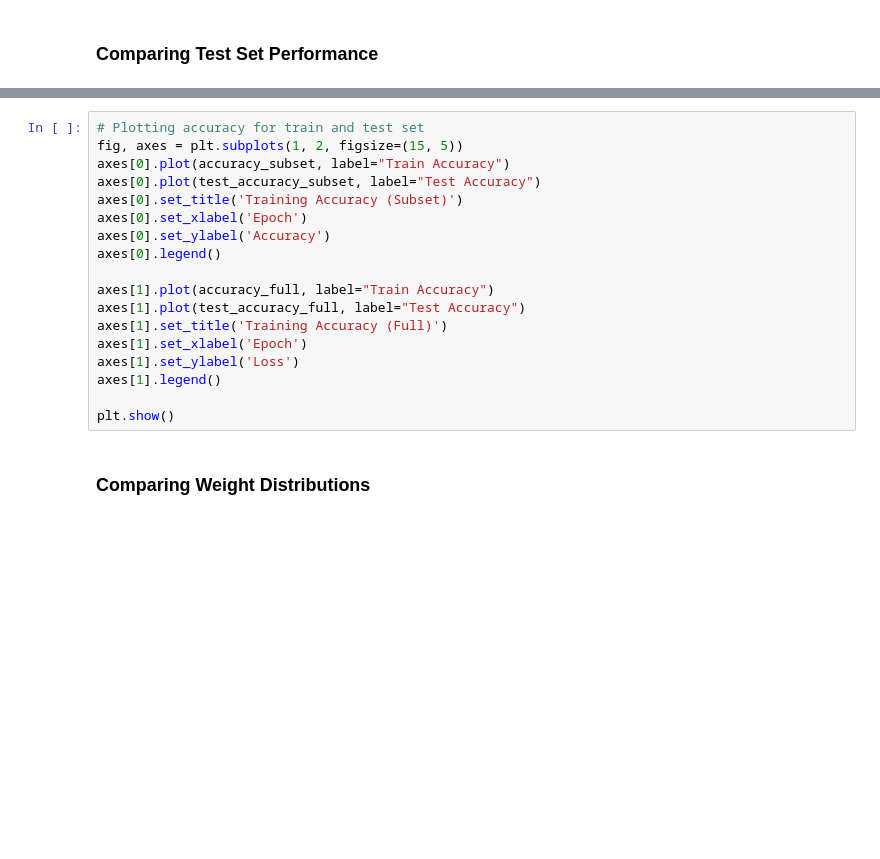
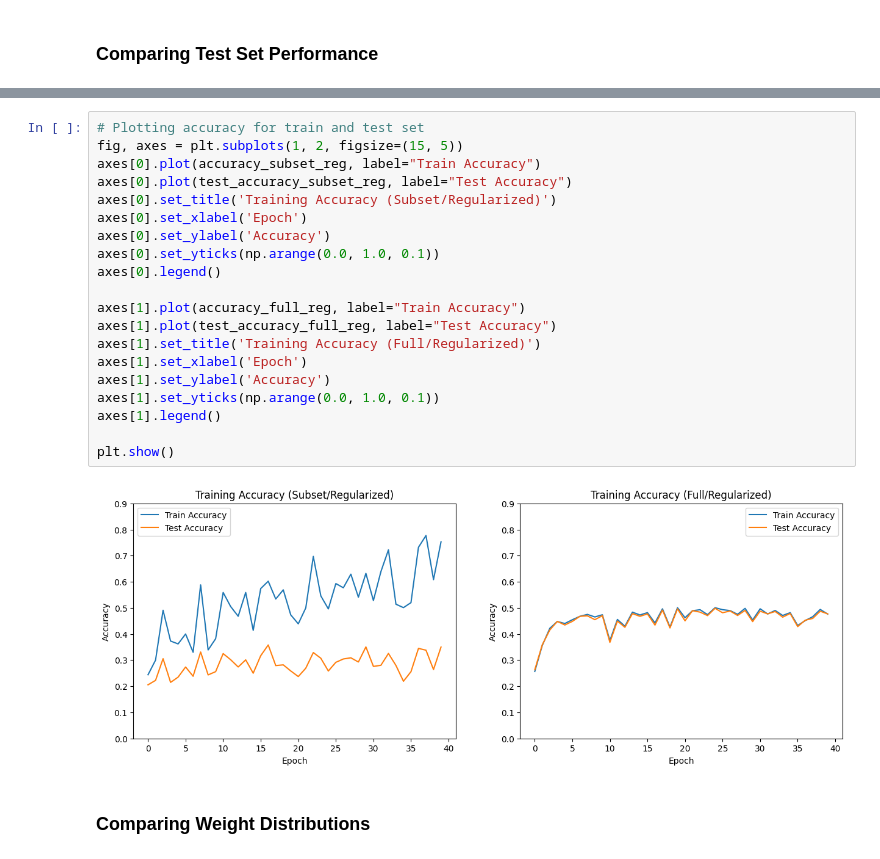
Before and after one commit to munish30monga/gnr_650, a Jupyter notebook: assignment_1.ipynb, the cells around one changed output, grey strips where cells are left out. Saved outputs shown, nothing was run; the diff lists cells and outputs as text; blank space fills up the shorter version.

```diff
--- a/assignment_1.ipynb
+++ b/assignment_1.ipynb
@@ -299,21 +306,25 @@ plt.show()
 # %%
 # Plotting accuracy for train and test set
 fig, axes = plt.subplots(1, 2, figsize=(15, 5))
-axes[0].plot(accuracy_subset, label="Train Accuracy")
-axes[0].plot(test_accuracy_subset, label="Test Accuracy")
-axes[0].set_title('Training Accuracy (Subset)')
+axes[0].plot(accuracy_subset_reg, label="Train Accuracy")
+axes[0].plot(test_accuracy_subset_reg, label="Test Accuracy")
+axes[0].set_title('Training Accuracy (Subset/Regularized)')
 axes[0].set_xlabel('Epoch')
 axes[0].set_ylabel('Accuracy')
+axes[0].set_yticks(np.arange(0.0, 1.0, 0.1))
 axes[0].legend()
 
-axes[1].plot(accuracy_full, label="Train Accuracy")
-axes[1].plot(test_accuracy_full, label="Test Accuracy")
-axes[1].set_title('Training Accuracy (Full)')
+axes[1].plot(accuracy_full_reg, label="Train Accuracy")
+axes[1].plot(test_accuracy_full_reg, label="Test Accuracy")
+axes[1].set_title('Training Accuracy (Full/Regularized)')
 axes[1].set_xlabel('Epoch')
-axes[1].set_ylabel('Loss')
+axes[1].set_ylabel('Accuracy')
+axes[1].set_yticks(np.arange(0.0, 1.0, 0.1))
 axes[1].legend()
 
 plt.show()
+# %% [output]
+[figure, added]
 # %% [markdown]
 ### Comparing Weight Distributions
 # %%
```
Also changed, not shown: parts of 7 cells of this notebook.
